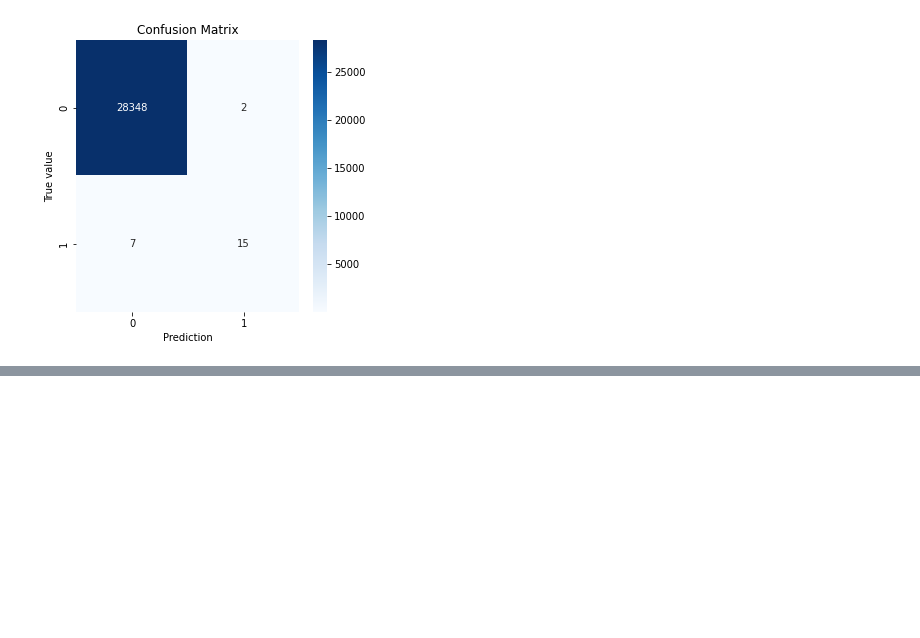
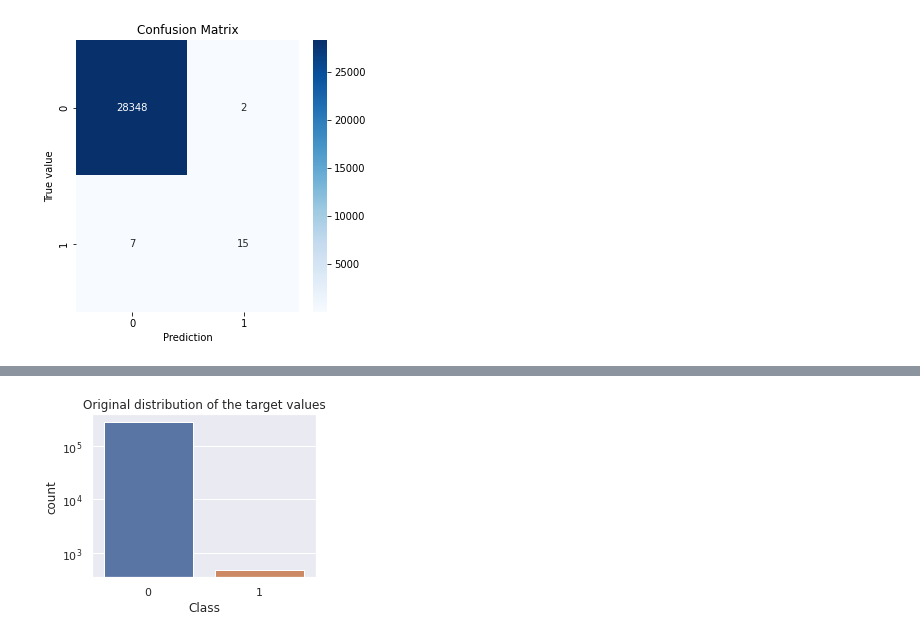
Before and after one commit to vbanai/ML-Technics-in-Retail, a Jupyter notebook: Credit_Card_Fraud_Detection.ipynb, the cells around one changed output, grey strips where cells are left out. Cells and saved outputs as stored; diff of their text form; code cells hidden in the pictures; blank space fills up the shorter version.

```diff
--- a/Credit_Card_Fraud_Detection.ipynb
+++ b/Credit_Card_Fraud_Detection.ipynb
@@ -716,0 +736,6 @@ False Negative Score: 6
+# %%
+data=df_initial.copy(deep=True)
+# %%
+data = data.drop(['Time'], axis = 1)
+X = np.array(data.loc[:, data.columns != 'Class'])
+y = np.array(data.loc[:, data.columns == 'Class']).reshape(-1, 1)
@@ -716,0 +749,11 @@ False Negative Score: 6
+# %%
+import seaborn as sns
+sns.set()
+X_train_new, y_train_new = sm.fit_resample(X_train, y_train.ravel())
+# %%
+plt.figure(figsize=(4,3))
+ax=sns.countplot(x="Class", data=data)
+ax.set_title('Original distribution of the target values')
+ax.set_yscale("log")
+# %% [output]
+[figure, added]
```
Also changed, not shown: parts of 49 cells of this notebook.
